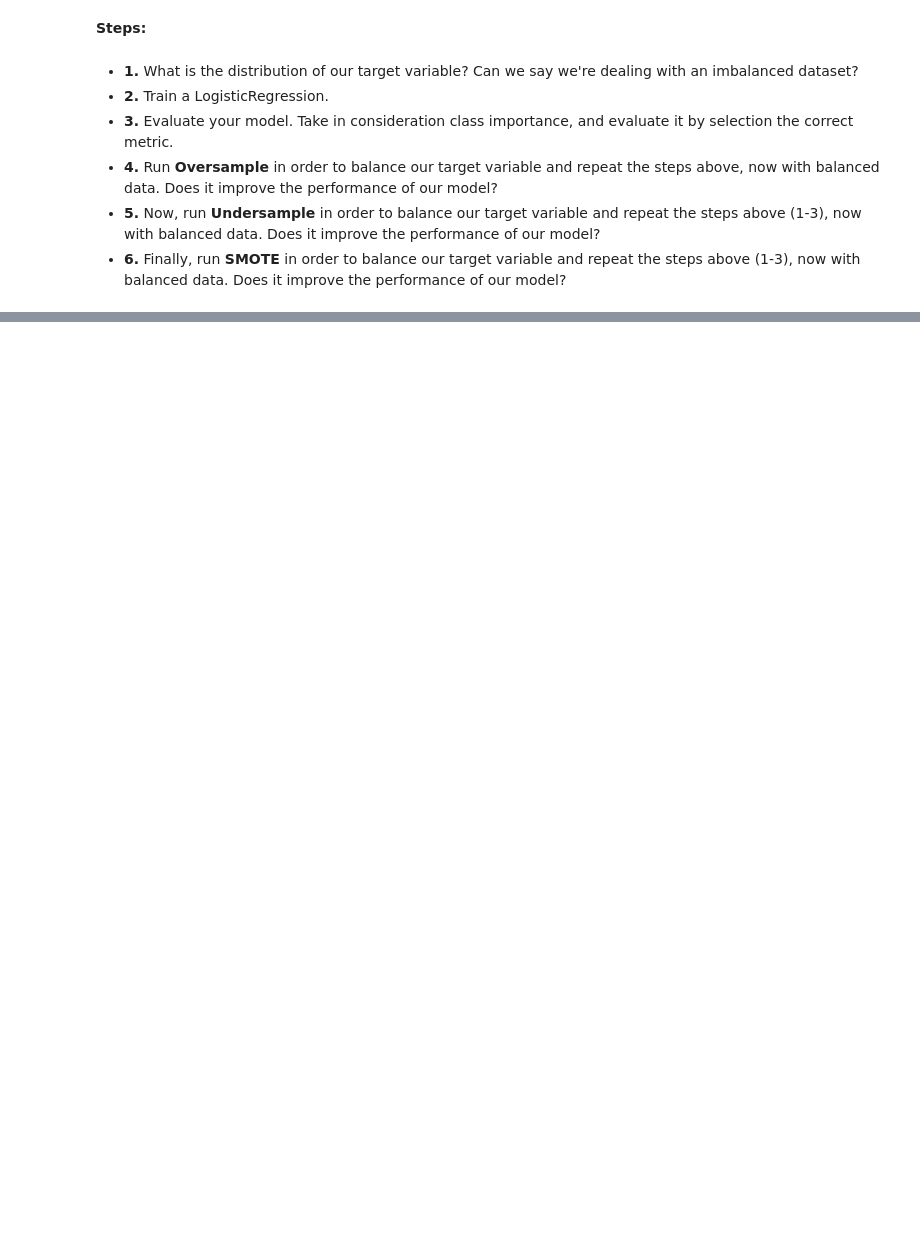
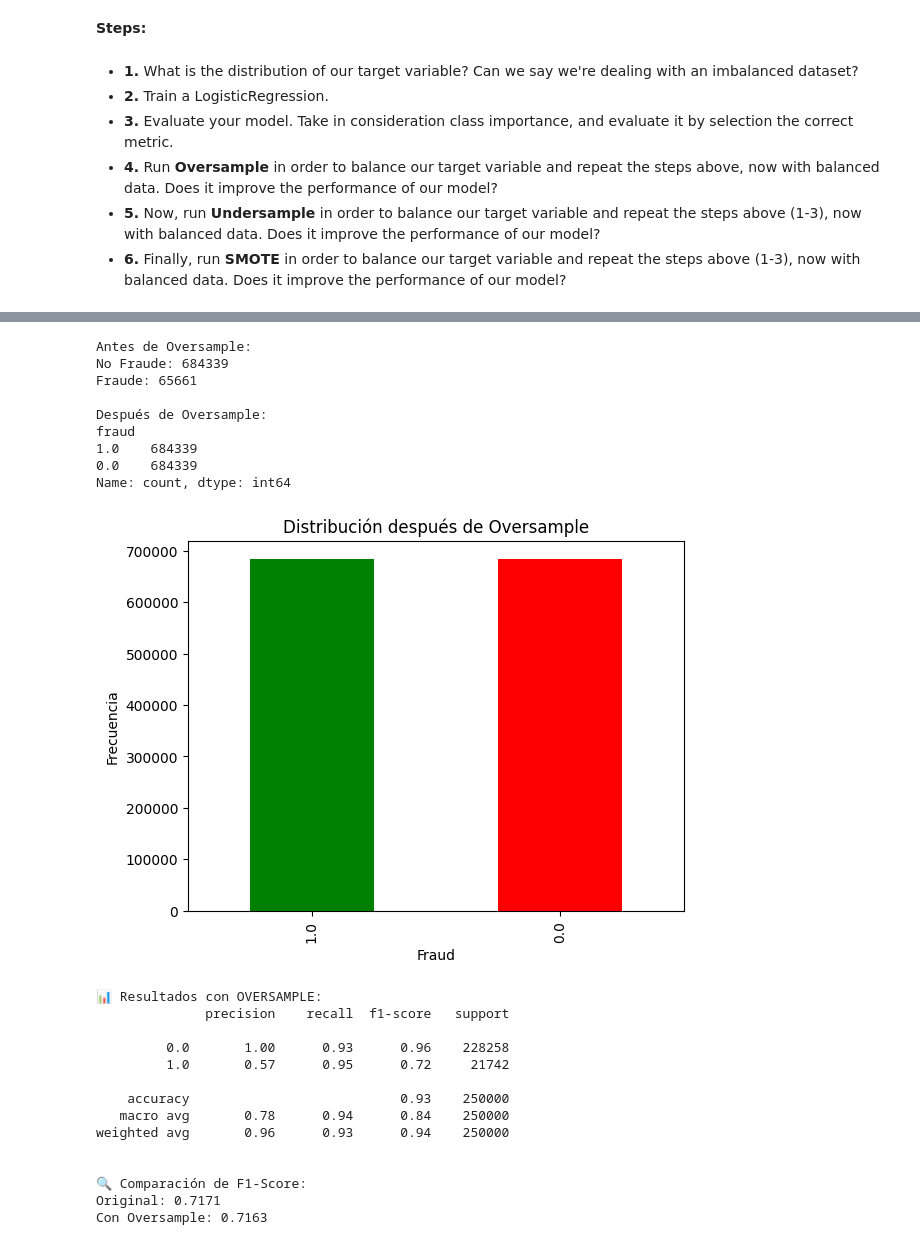
Before and after one commit to martin-paz-y/lab-imbalanced, a Jupyter notebook: lab-imbalanced.ipynb, the cells around one changed output, grey strips where cells are left out. Saved outputs shown, nothing was run; the diff lists cells and outputs as text; code cells hidden in the pictures; blank space fills up the shorter version.

```diff
--- a/lab-imbalanced.ipynb
+++ b/lab-imbalanced.ipynb
@@ -179,3 +146,81 @@ weighted avg       0.78      0.78      0.78       178
+# %%
+# ============================================
+# EJERCICIO 4: OVERSAMPLE
+# ============================================
+from sklearn.utils import resample
+
+# Crear DataFrame para train
+train_df = pd.DataFrame(X_train_scaled, columns=features.columns)
+train_df["fraud"] = y_train.values
+
+# Separar clases
+fraud = train_df[train_df["fraud"] == 1]
+no_fraud = train_df[train_df["fraud"] == 0]
+
+print("Antes de Oversample:")
+print(f"No Fraude: {len(no_fraud)}")
+print(f"Fraude: {len(fraud)}")
+
+# Oversample de la clase minoritaria
+fraud_oversampled = resample(fraud,
+                             replace=True,
+                             n_samples=len(no_fraud),
+                             random_state=42)
+
+# Combinar
+train_oversampled = pd.concat([fraud_oversampled, no_fraud])
+
+print("\nDespués de Oversample:")
+print(train_oversampled["fraud"].value_counts())
+
+# Visualizar
+train_oversampled["fraud"].value_counts().plot(kind="bar", color=['green', 'red'])
+plt.title("Distribución después de Oversample")
+plt.xlabel("Fraud")
+plt.ylabel("Frecuencia")
+plt.show()
+
+# Entrenar modelo con datos balanceados
+X_train_over = train_oversampled.drop(columns=["fraud"])
+y_train_over = train_oversampled["fraud"]
+
+log_reg_over = LogisticRegression(random_state=42, max_iter=1000)
+log_reg_over.fit(X_train_over, y_train_over)
+
+# Evaluar
+y_pred_over = log_reg_over.predict(X_test_scaled)
+
+print("\n📊 Resultados con OVERSAMPLE:")
+print(classification_report(y_test, y_pred_over))
+
+print("\n🔍 Comparación de F1-Score:")
+print(f"Original: {f1_score(y_test, y_pred):.4f}")
+print(f"Con Oversample: {f1_score(y_test, y_pred_over):.4f}")
+# %% [output]
+Antes de Oversample:
+No Fraude: 684339
+Fraude: 65661
+
+Después de Oversample:
+fraud
+1.0    684339
+0.0    684339
+Name: count, dtype: int64
+[figure, added]
+📊 Resultados con OVERSAMPLE:
+              precision    recall  f1-score   support
+
+         0.0       1.00      0.93      0.96    228258
+         1.0       0.57      0.95      0.72     21742
+
+    accuracy                           0.93    250000
+   macro avg       0.78      0.94      0.84    250000
+weighted avg       0.96      0.93      0.94    250000
+
+
+🔍 Comparación de F1-Score:
+Original: 0.7171
+Con Oversample: 0.7163
 # %%
 # ============================================
 # EJERCICIO 5: UNDERSAMPLE
```
Also changed, not shown: parts of 13 cells of this notebook.
